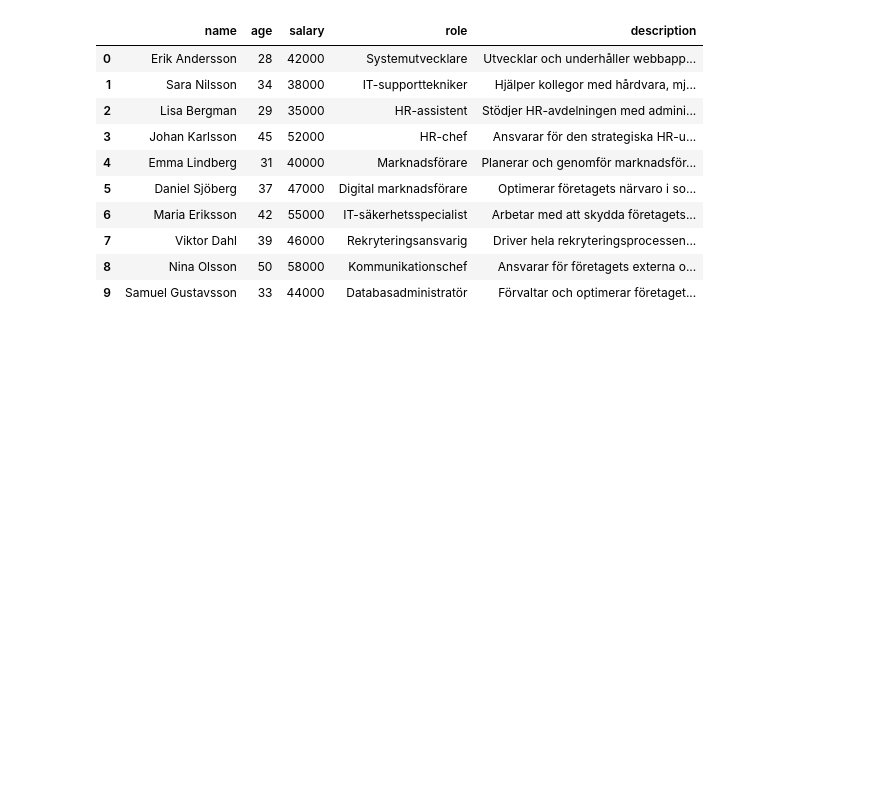
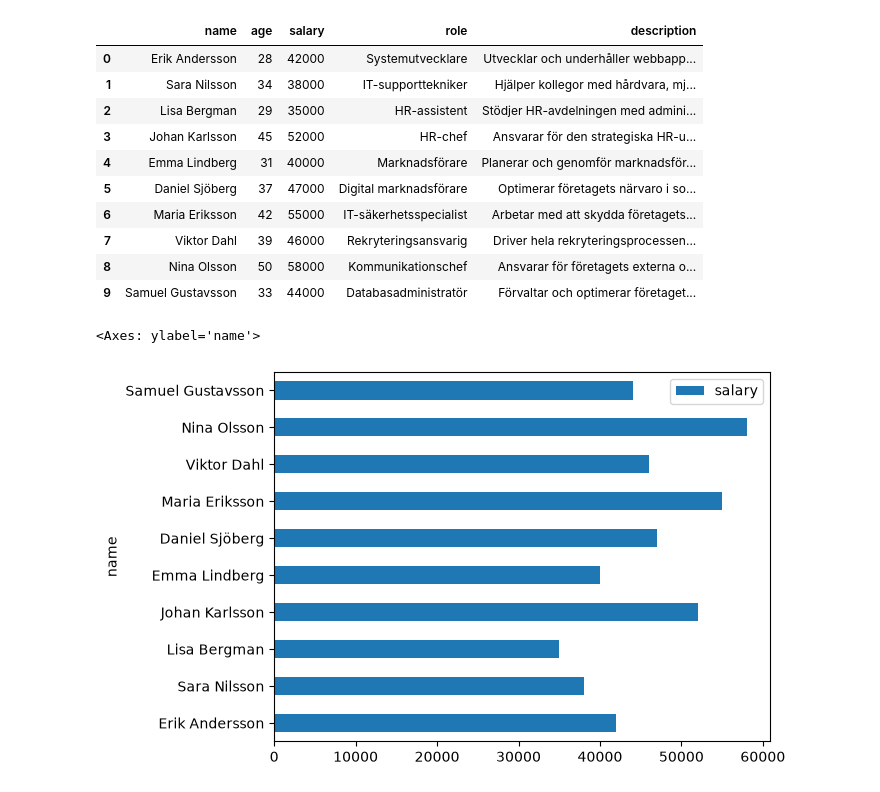
Before and after one commit to LisaYllander92/ai_ops_course, a Jupyter notebook: 03_structured_output/pydanticai_pydantic_models.ipynb, the cells around one changed output. Cells and saved outputs as stored; diff of their text form; code cells hidden in the pictures; blank space fills up the shorter version.

```diff
--- a/03_structured_output/pydanticai_pydantic_models.ipynb
+++ b/03_structured_output/pydanticai_pydantic_models.ipynb
@@ -152,3 +152,8 @@ pd.DataFrame([employee.model_dump() for employee in employees])
 df =pd.DataFrame([employee.model_dump() for employee in employees])
 # %%
 df.to_csv("employees.csv", index=None)
+# %%
+df.plot(kind="barh", x = "name", y = "salary")
+# %% [output]
+<Axes: ylabel='name'>
+[figure, added]
```
Also changed, not shown: parts of 2 cells of this notebook, 6 other files.
